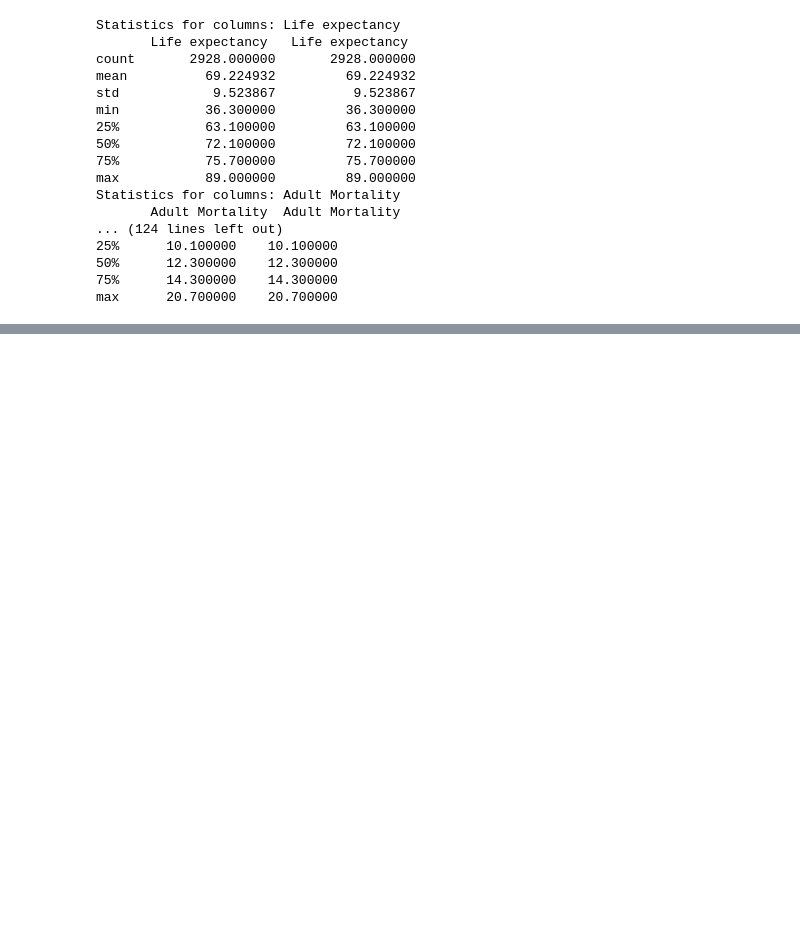
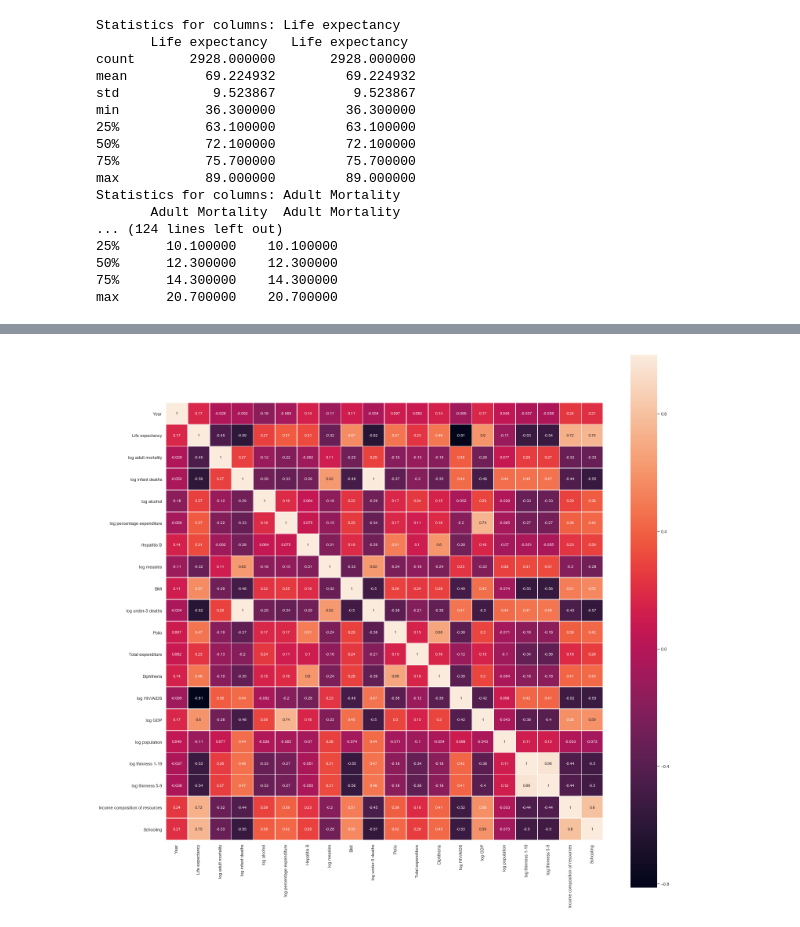
Before and after one commit to johnboy81918/thinkful, a Jupyter notebook: module 17/17 10.ipynb, the cells around one changed output, grey strips where cells are left out. Cells and saved outputs as stored; diff of their text form; code cells hidden in the pictures; blank space fills up the shorter version.

```diff
--- a/module 17/17 10.ipynb
+++ b/module 17/17 10.ipynb
@@ -294,0 +283,26 @@ le2.loc[le2["Country"] == 'Sierra Leone']
+# %%
+# create dataframe with modified data
+le3 = pd.DataFrame()
+
+le3['Country'] = le2['Country']
+le3['Year'] = le2['Year']
+le3['Status'] = le2['Status']
+le3['Life expectancy'] = le2["Life expectancy "]
+le3['log adult mortality'] = np.log(le2["Adult Mortality"])
+le3['log infant deaths'] = np.log(le2["infant deaths"] + 1)
+le3['log alcohol'] = np.log(le2["Alcohol"])
+le3['log percentage expenditure'] = np.log(le2["percentage expenditure"] + 1)
+le3['Hepatitis B'] = le2["Hepatitis B"]
+le3['log measles'] = np.log(le2["Measles "] + 1)
+le3['BMI'] = le2[" BMI "]
+le3['log under-5 deaths'] = np.log(le2["under-five deaths "] + 1)
+le3['Polio'] = le2["Polio"]
+le3['Total expenditure'] = le2["Total expenditure"]
+le3['Diphtheria'] = le2["Diphtheria "]
+le3['log HIV/AIDS'] = np.log(le2[" HIV/AIDS"])
+le3['log GDP'] = np.log(le2["GDP"])
+le3['log population'] = np.log(le2["Population"])
+le3['log thinness 1-19'] = np.log(le2[" thinness  1-19 years"])
+le3['log thinness 5-9'] = np.log(le2[" thinness 5-9 years"])
+le3['Income composition of resources'] = le2["Income composition of resources"]
+le3['Schooling'] = le2["Schooling"]
@@ -294,0 +346,8 @@ le2.loc[le2["Country"] == 'Sierra Leone']
+# %%
+# plot the correlation matrix
+
+plt.figure(figsize = (25,25))
+sns.heatmap(le3.corr(), square=True, annot=True, linewidths=.5)
+plt.show()
+# %% [output]
+[figure, added]
```
Also changed, not shown: parts of 22 cells of this notebook.
